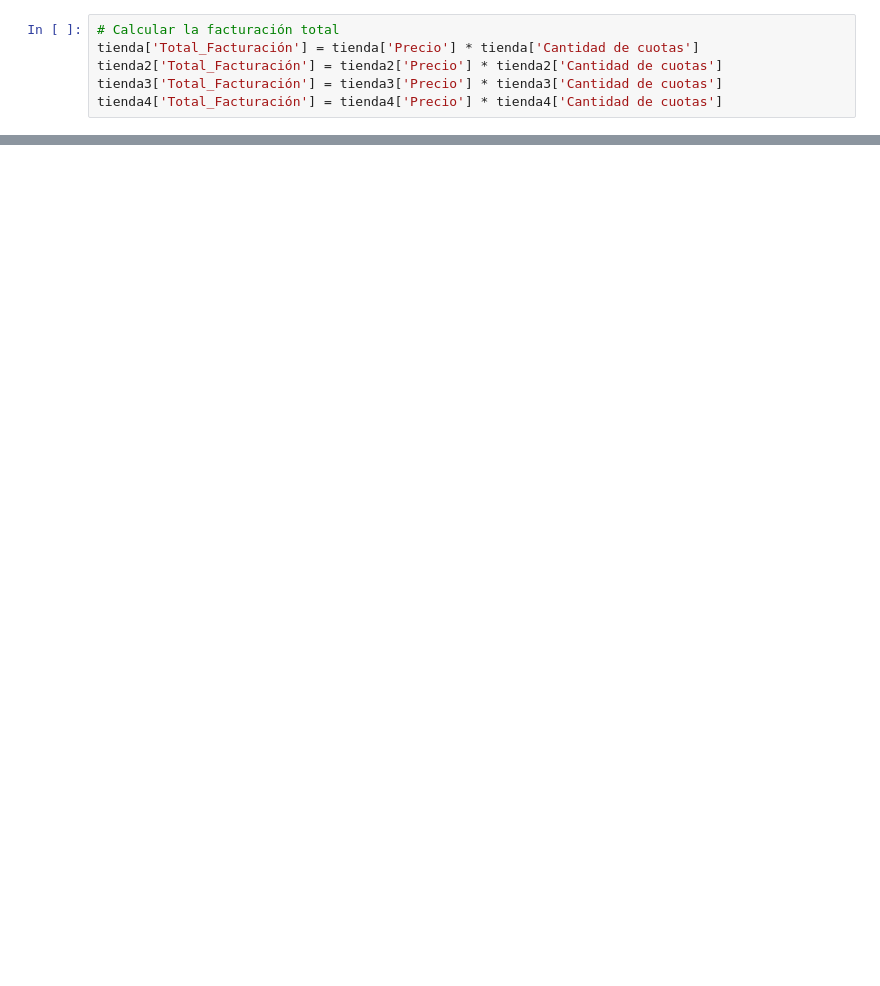
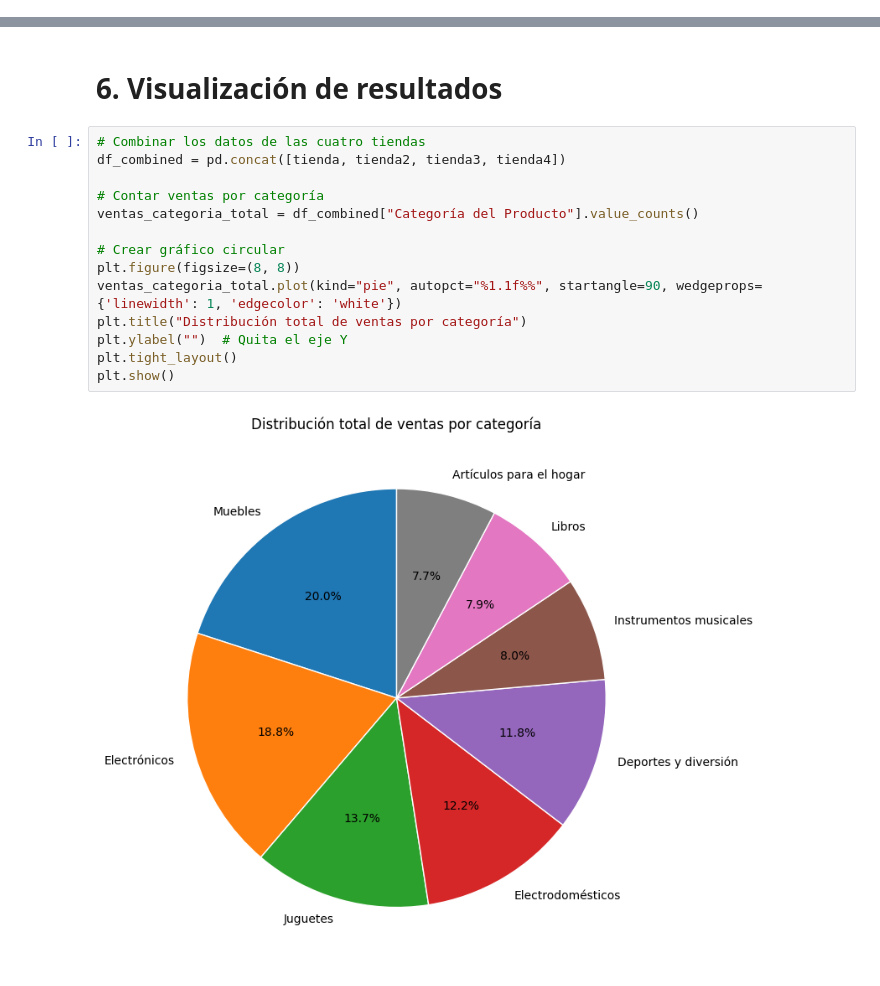
Before and after one commit to Jarel79/Challenge-ONE-Data-Science, a Jupyter notebook: AluraStoreLatam.ipynb, the cells around one changed output, grey strips where cells are left out. Drawn from its saved outputs; the diff is of its cells as text; blank space fills up the shorter version.

```diff
--- a/AluraStoreLatam.ipynb
+++ b/AluraStoreLatam.ipynb
@@ -19,6 +25,0 @@ tienda.head()
-# %%
-# Calcular la facturación total
-tienda['Total_Facturación'] = tienda['Precio'] * tienda['Cantidad de cuotas']
-tienda2['Total_Facturación'] = tienda2['Precio'] * tienda2['Cantidad de cuotas']
-tienda3['Total_Facturación'] = tienda3['Precio'] * tienda3['Cantidad de cuotas']
-tienda4['Total_Facturación'] = tienda4['Precio'] * tienda4['Cantidad de cuotas']
@@ -109,0 +332,18 @@ print("Envío promedio - Tienda 4:", average_shipping_tienda4)
+# %% [markdown]
+# 6. Visualización de resultados
+# %%
+# Combinar los datos de las cuatro tiendas
+df_combined = pd.concat([tienda, tienda2, tienda3, tienda4])
+
+# Contar ventas por categoría
+ventas_categoria_total = df_combined["Categoría del Producto"].value_counts()
+
+# Crear gráfico circular
+plt.figure(figsize=(8, 8))
+ventas_categoria_total.plot(kind="pie", autopct="%1.1f%%", startangle=90, wedgeprops={'linewidth': 1, 'edgecolor': 'white'})
+plt.title("Distribución total de ventas por categoría")
+plt.ylabel("")  # Quita el eje Y
+plt.tight_layout()
+plt.show()
+# %% [output]
+[figure, added]
```
Also changed, not shown: parts of 39 cells of this notebook.
